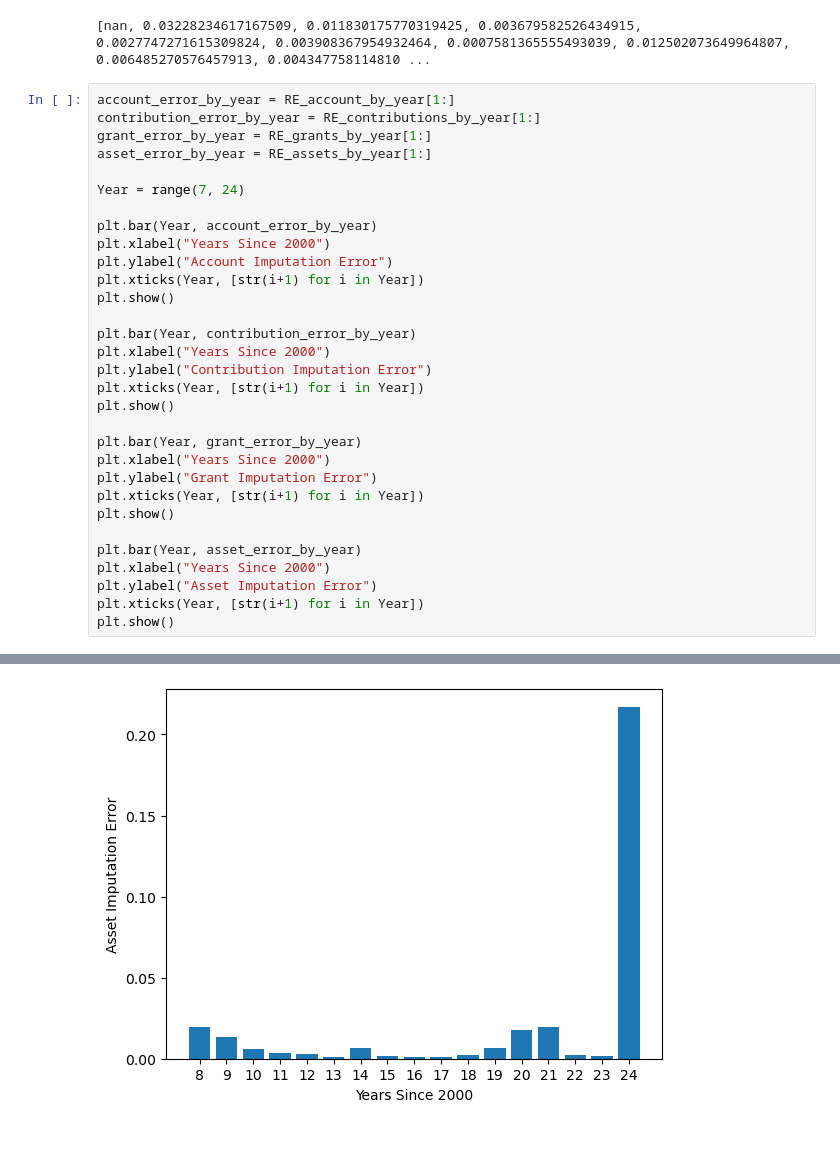
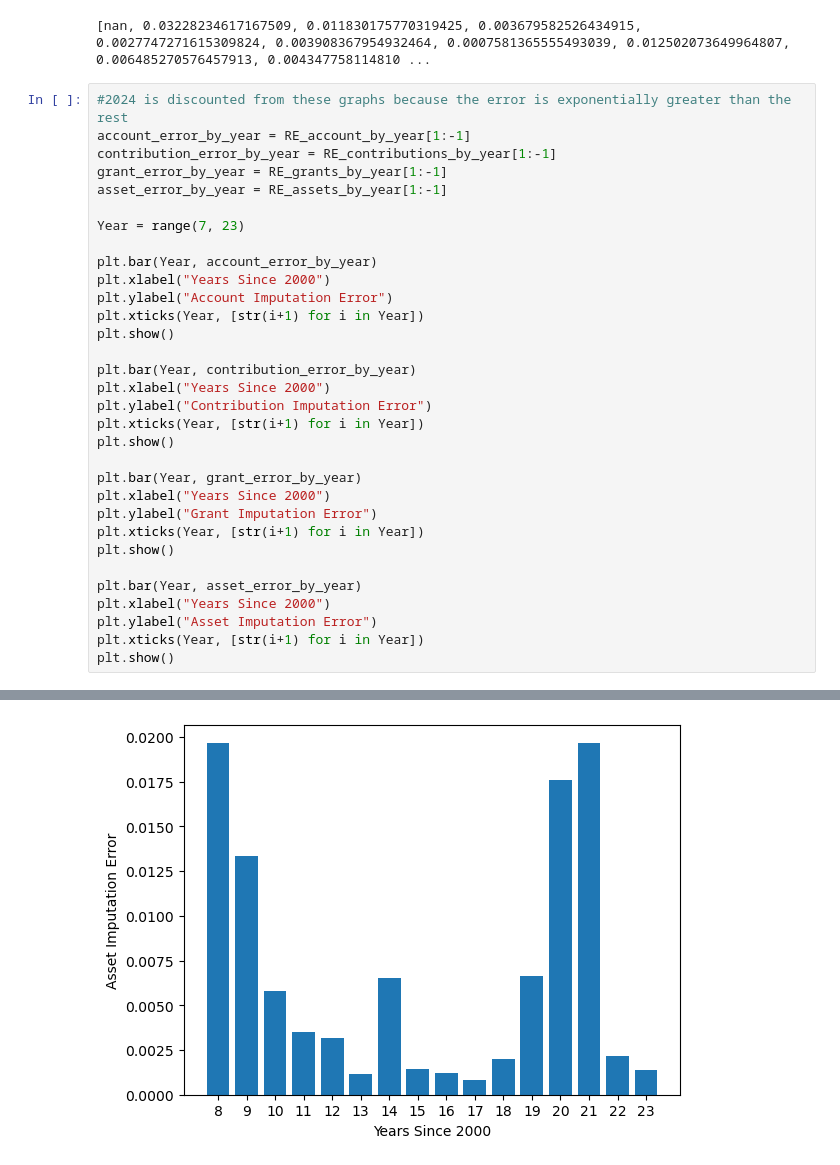
Before and after one commit to nichmars/Test, a Jupyter notebook: Weighted_Average_Year_Based_Error.ipynb, the cells around one changed output, grey strips where cells are left out. Saved outputs shown, nothing was run; the diff lists cells and outputs as text.

```diff
--- a/Weighted_Average_Year_Based_Error.ipynb
+++ b/Weighted_Average_Year_Based_Error.ipynb
@@ -90,12 +90,13 @@ print(RE_contributions_by_year)
 # %% [output]
 [nan, 0.03228234617167509, 0.011830175770319425, 0.003679582526434915, 0.0027747271615309824, 0.003908367954932464, 0.0007581365555493039, 0.012502073649964807, 0.006485270576457913, 0.004347758114810 ...
 # %%
-account_error_by_year = RE_account_by_year[1:]
-contribution_error_by_year = RE_contributions_by_year[1:]
-grant_error_by_year = RE_grants_by_year[1:]
-asset_error_by_year = RE_assets_by_year[1:]
+#2024 is discounted from these graphs because the error is exponentially greater than the rest
+account_error_by_year = RE_account_by_year[1:-1]
+contribution_error_by_year = RE_contributions_by_year[1:-1]
+grant_error_by_year = RE_grants_by_year[1:-1]
+asset_error_by_year = RE_assets_by_year[1:-1]
 
-Year = range(7, 24)
+Year = range(7, 23)
 
 plt.bar(Year, account_error_by_year)
 plt.xlabel("Years Since 2000")
@@ -127 +128 @@ plt.show()
-[figure, old version]
+[figure, new version]
```
Also changed, not shown: parts of 1 cell of this notebook.
